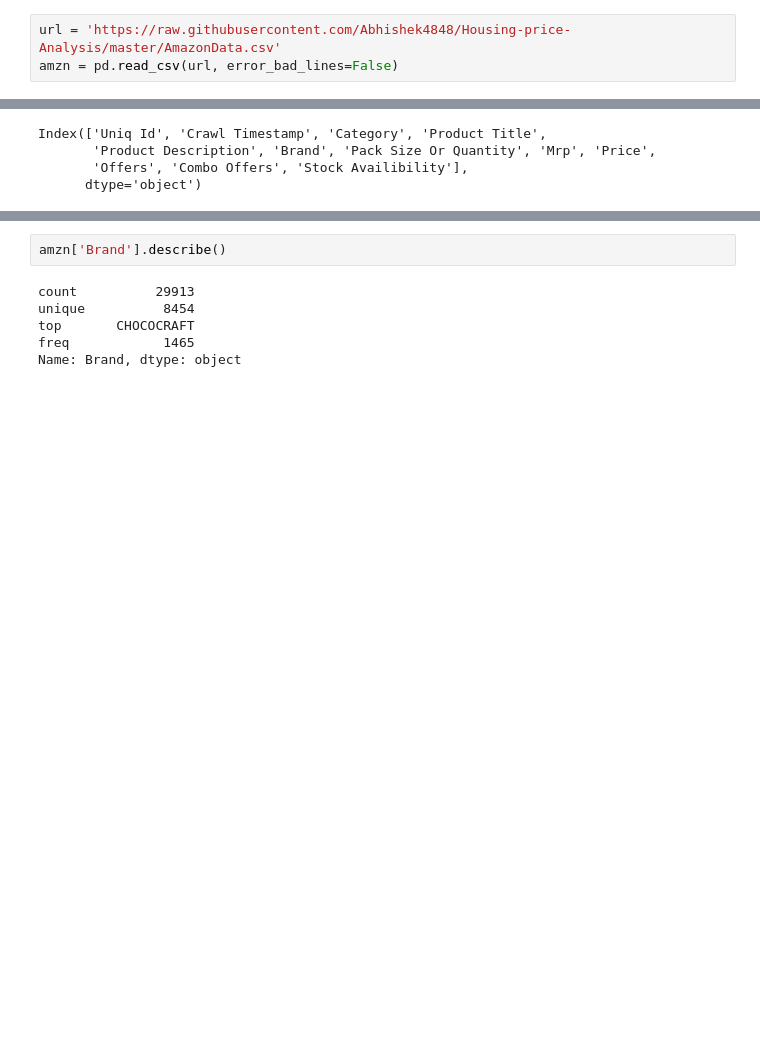
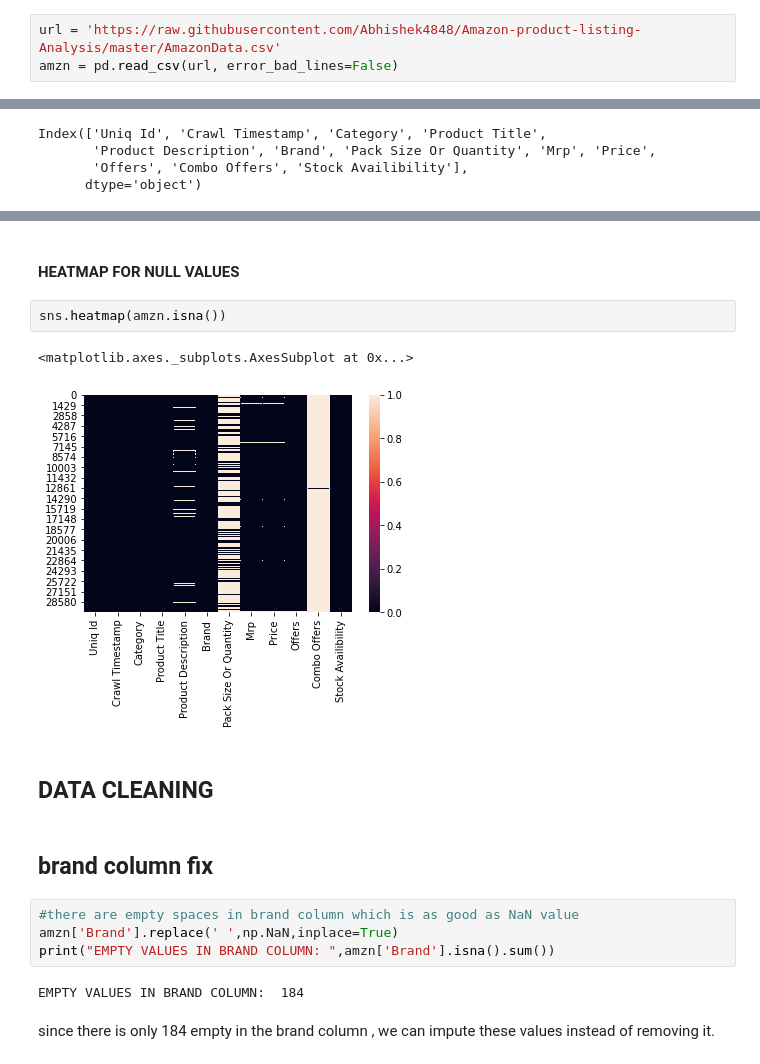
Before and after one commit to Abhishek4848/Amazon-product-listing-Analysis, a Jupyter notebook: AmazonDataAnalysis.ipynb, the cells around one changed output, grey strips where cells are left out. Saved outputs shown, nothing was run; the diff lists cells and outputs as text; blank space fills up the shorter version.

```diff
--- a/AmazonDataAnalysis.ipynb
+++ b/AmazonDataAnalysis.ipynb
@@ -10,5 +10,5 @@ import seaborn
 # %%
-url = 'https://raw.githubusercontent.com/Abhishek4848/Housing-price-Analysis/master/AmazonData.csv'
+url = 'https://raw.githubusercontent.com/Abhishek4848/Amazon-product-listing-Analysis/master/AmazonData.csv'
 amzn = pd.read_csv(url, error_bad_lines=False)
 # %%
 amzn.head()
@@ -90,9 +90,20 @@ amzn['Product Title'].value_counts()
 Name: Product Title, Length: 29630, dtype: int64
-# %%
-amzn['Brand'].describe()
-# %% [output]
-count          29913
-unique          8454
-top       CHOCOCRAFT
-freq            1465
-Name: Brand, dtype: object
+# %% [markdown]
+  #### HEATMAP FOR NULL VALUES
+# %%
+sns.heatmap(amzn.isna())
+# %% [output]
+<matplotlib.axes._subplots.AxesSubplot at 0x...>
+[figure, added]
+# %% [markdown]
+## DATA CLEANING
+# %% [markdown]
+## brand column fix
+# %%
+#there are empty spaces in brand column which is as good as NaN value
+amzn['Brand'].replace(' ',np.NaN,inplace=True)
+print("EMPTY VALUES IN BRAND COLUMN: ",amzn['Brand'].isna().sum())
+# %% [output]
+EMPTY VALUES IN BRAND COLUMN:  184
+# %% [markdown]
+since there is only 184 empty  in the brand column , we can impute these values instead of removing it.
```
Also changed, not shown: parts of 14 cells of this notebook.
